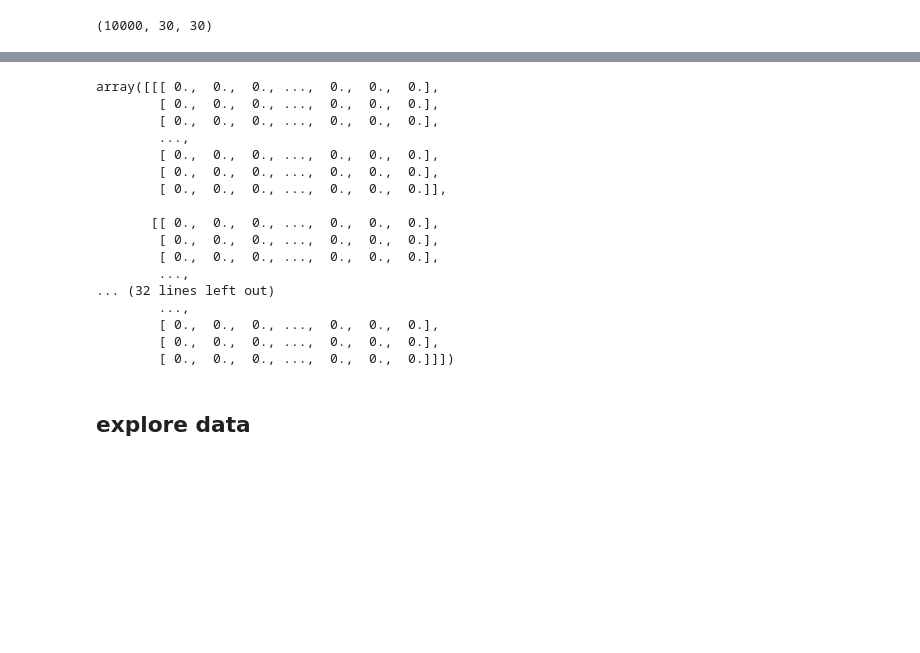
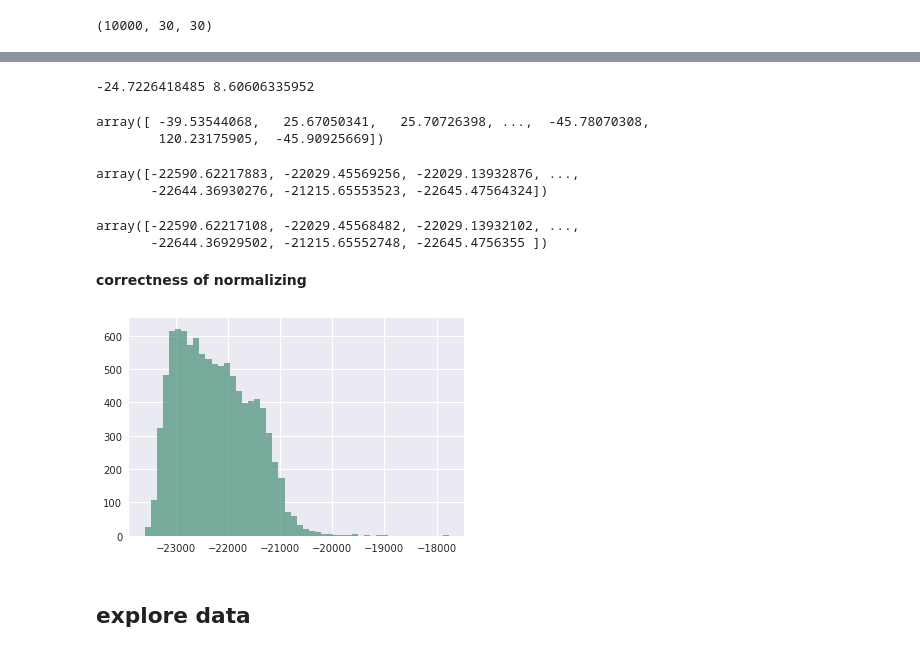
Before and after one commit to sayankotor/GAN_sandbox, a Jupyter notebook: gan-2D-Copy2.ipynb, the cells around one changed output, grey strips where cells are left out. Saved outputs shown, nothing was run; the diff lists cells and outputs as text; code cells hidden in the pictures; blank space fills up the shorter version.

```diff
--- a/gan-2D-Copy2.ipynb
+++ b/gan-2D-Copy2.ipynb
@@ -42,21 +37,0 @@ data_img.shape
-# %%
-data_img = np.log(data_img + 1)
-data_img
-# %% [output]
-array([[[ 0.,  0.,  0., ...,  0.,  0.,  0.],
-        [ 0.,  0.,  0., ...,  0.,  0.,  0.],
-        [ 0.,  0.,  0., ...,  0.,  0.,  0.],
-        ...,
-        [ 0.,  0.,  0., ...,  0.,  0.,  0.],
-        [ 0.,  0.,  0., ...,  0.,  0.,  0.],
-        [ 0.,  0.,  0., ...,  0.,  0.,  0.]],
-
-       [[ 0.,  0.,  0., ...,  0.,  0.,  0.],
-        [ 0.,  0.,  0., ...,  0.,  0.,  0.],
-        [ 0.,  0.,  0., ...,  0.,  0.,  0.],
-        ...,
-... (32 lines left out)
-        ...,
-        [ 0.,  0.,  0., ...,  0.,  0.,  0.],
-        [ 0.,  0.,  0., ...,  0.,  0.,  0.],
-        [ 0.,  0.,  0., ...,  0.,  0.,  0.]]])
@@ -67,3 +62,37 @@ flat_data = data_img.reshape((900*10000))
+# %%
+a = normalize_response(data_img)
+b = denormalize_response(a[0], a[1], a[2])
+a = normalize_response_mean(data_img)
+print (np.mean(a[1]), np.mean(a[2]))
+b_mean = denormalize_response_mean(a[0], a[1], a[2])
+# %% [output]
+-24.7226418485 8.60606335952
+# %%
+np.sum(a[0], axis=(1,2))
+# %% [output]
+array([ -39.53544068,   25.67050341,   25.70726398, ...,  -45.78070308,
+        120.23175905,  -45.90925669])
+# %%
+np.sum(b, axis=(1,2))
+# %% [output]
+array([-22590.62217883, -22029.45569256, -22029.13932876, ...,
+       -22644.36930276, -21215.65553523, -22645.47564324])
+# %%
+np.sum(b_mean, axis=(1,2))
+# %% [output]
+array([-22590.62217108, -22029.45568482, -22029.13932102, ...,
+       -22644.36929502, -21215.65552748, -22645.4756355 ])
+# %%
+b_mean = denormalize_response_mean(a[0], np.mean(a[1]), np.mean(a[2]))
+# %% [markdown]
+**correctness of normalizing**
+# %%
+plt.hist(np.sum(data_img, axis=(1,2)), bins = 50, alpha = 0.5)
+#plt.hist(np.sum(b, axis=(1,2)), bins = 50, alpha = 0.5)
+plt.hist(np.sum(b_mean, axis=(1,2)), bins = 50, alpha = 0.5)
+plt.show()
+# %% [output]
+[figure, added]
 # %% [markdown]
 ## explore data ##
 # %%
```
Also changed, not shown: parts of 17 cells of this notebook.
